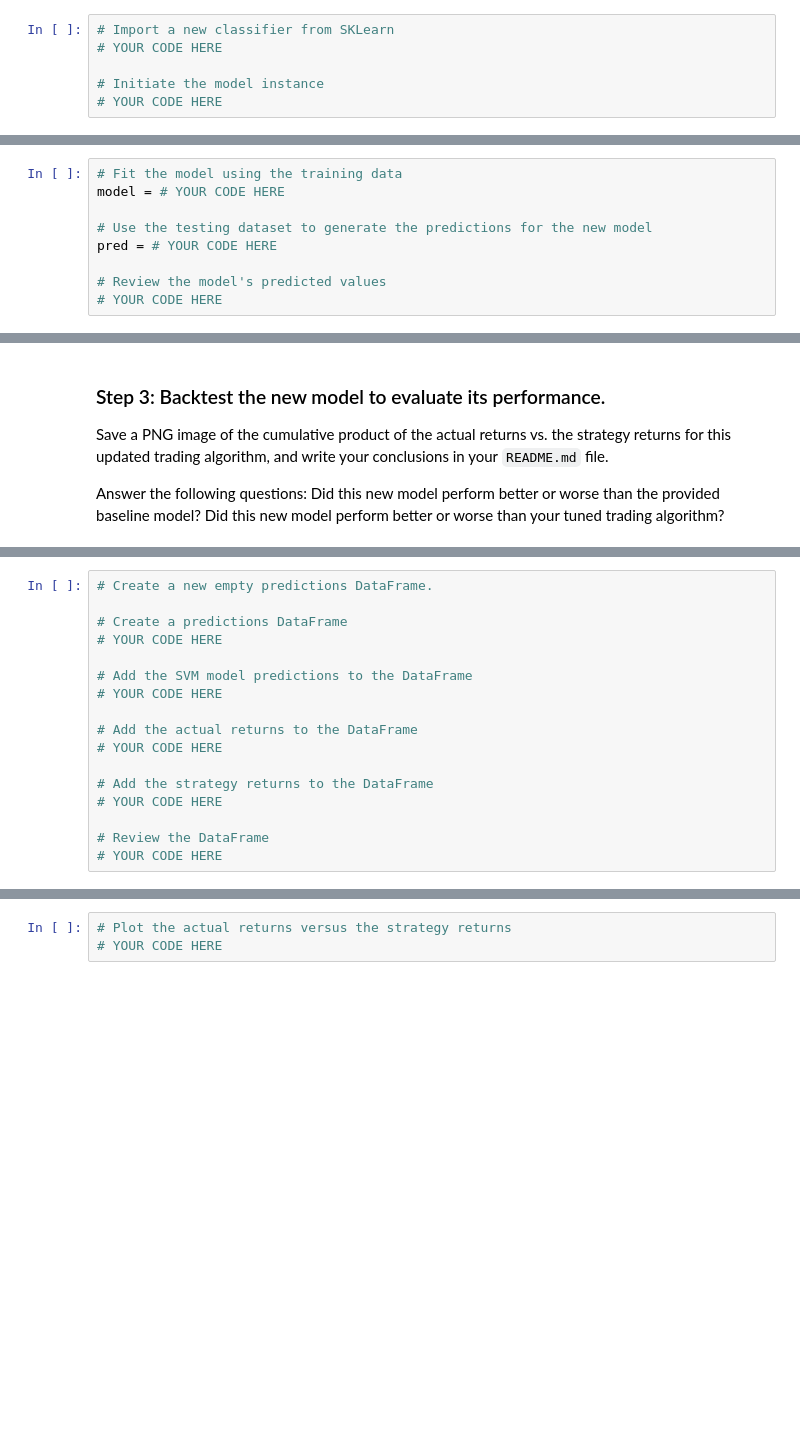
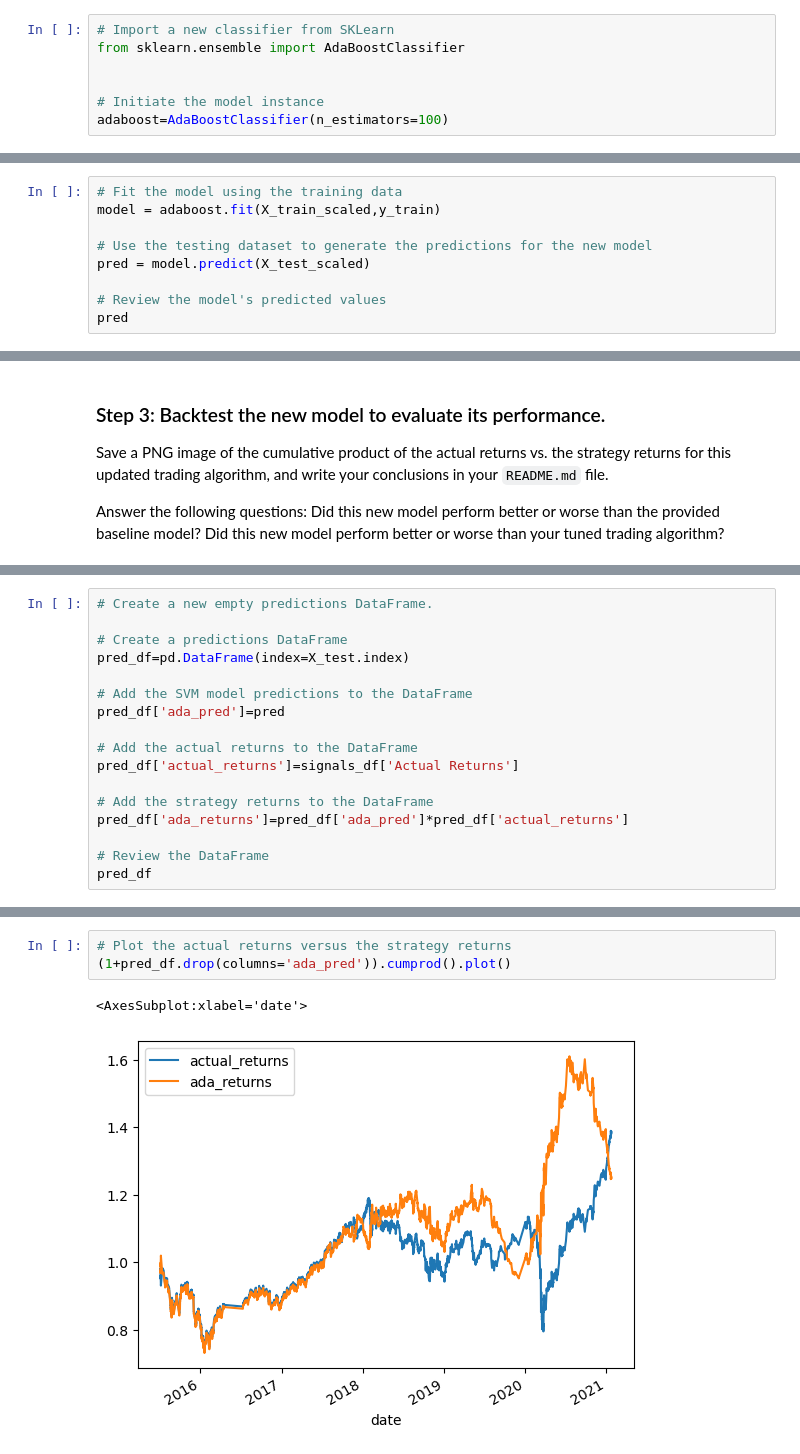
Before and after one commit to trentransom/Challenge_14, a Jupyter notebook: machine_learning_trading_bot.ipynb, the cells around one changed output, grey strips where cells are left out. Drawn from its saved outputs; the diff is of its cells as text; blank space fills up the shorter version.

Commit message:
finished alternate models

```diff
--- a/machine_learning_trading_bot.ipynb
+++ b/machine_learning_trading_bot.ipynb
@@ -425,19 +428,20 @@ In this section, you’ll use the original parameters that the starter code prov
 ### Step 1:  Import a new classifier, such as `AdaBoost`, `DecisionTreeClassifier`, or `LogisticRegression`. (For the full list of classifiers, refer to the [Supervised learning page](https://scikit-learn.org/stable/supervised_learning.html) in the scikit-learn documentation.)
 # %%
 # Import a new classifier from SKLearn
-# YOUR CODE HERE
+from sklearn.ensemble import AdaBoostClassifier
+
 
 # Initiate the model instance
-# YOUR CODE HERE
+adaboost=AdaBoostClassifier(n_estimators=100)
 # %% [markdown]
 ### Step 2: Using the original training data as the baseline model, fit another model with the new classifier.
 # %%
 # Fit the model using the training data
-model = # YOUR CODE HERE
+model = adaboost.fit(X_train_scaled,y_train)
 
 # Use the testing dataset to generate the predictions for the new model
-pred = # YOUR CODE HERE
+pred = model.predict(X_test_scaled)
 
 # Review the model's predicted values
-# YOUR CODE HERE
+pred
 # %% [output]
@@ -460,16 +473,16 @@ Did this new model perform better or worse than your tuned trading algorithm?
 # Create a new empty predictions DataFrame.
 
 # Create a predictions DataFrame
-# YOUR CODE HERE
+pred_df=pd.DataFrame(index=X_test.index)
 
 # Add the SVM model predictions to the DataFrame
-# YOUR CODE HERE
+pred_df['ada_pred']=pred
 
 # Add the actual returns to the DataFrame
-# YOUR CODE HERE
+pred_df['actual_returns']=signals_df['Actual Returns']
 
 # Add the strategy returns to the DataFrame
-# YOUR CODE HERE
+pred_df['ada_returns']=pred_df['ada_pred']*pred_df['actual_returns']
 
 # Review the DataFrame
-# YOUR CODE HERE
+pred_df
@@ -476,3 +504,6 @@ Did this new model perform better or worse than your tuned trading algorithm?
 # %%
 # Plot the actual returns versus the strategy returns
-# YOUR CODE HERE
+(1+pred_df.drop(columns='ada_pred')).cumprod().plot()
+# %% [output]
+<AxesSubplot:xlabel='date'>
+[figure, added]
```
Also changed, not shown: parts of 9 cells of this notebook, 2 other files.
